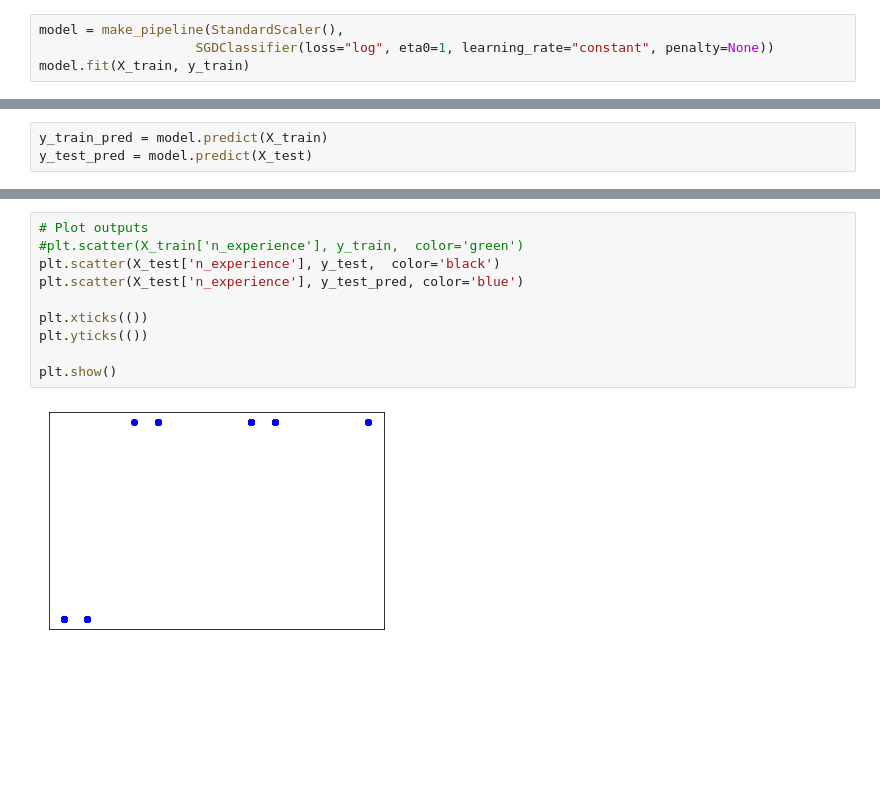
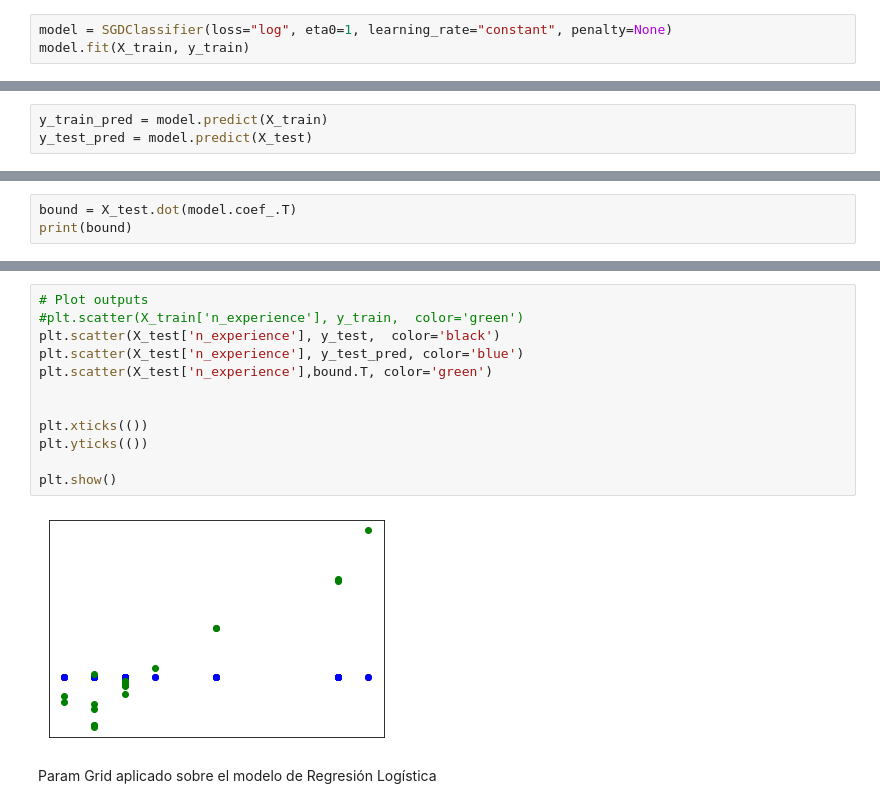
Before and after one commit to fgpalacios/diplodatos2020, a Jupyter notebook: mentoria_grafos_intro_aprendizaje.ipynb, the cells around one changed output, grey strips where cells are left out. Drawn from its saved outputs; the diff is of its cells as text; blank space fills up the shorter version.

Commit message:
Update mentoria_grafos_intro_aprendizaje.ipynb
Update the Modelos de aprendizaje supervisado y Gridsearch de optimización.

Faltan las fronteras.

```diff
--- a/mentoria_grafos_intro_aprendizaje.ipynb
+++ b/mentoria_grafos_intro_aprendizaje.ipynb
@@ -1142,7 +1181,6 @@ Variance score: 0.65
 # %% [markdown]
 ## 4. Regresión Logística.
 # %%
-model = make_pipeline(StandardScaler(),
-                    SGDClassifier(loss="log", eta0=1, learning_rate="constant", penalty=None))
+model = SGDClassifier(loss="log", eta0=1, learning_rate="constant", penalty=None)
 model.fit(X_train, y_train)
 # %% [output]
@@ -1177,0 +1217,3 @@ weighted avg       1.00      1.00      1.00        22
+# %%
+bound = X_test.dot(model.coef_.T)
+print(bound)
@@ -1178,12 +1238,16 @@ weighted avg       1.00      1.00      1.00        22
 # %%
 # Plot outputs
 #plt.scatter(X_train['n_experience'], y_train,  color='green')
 plt.scatter(X_test['n_experience'], y_test,  color='black')
 plt.scatter(X_test['n_experience'], y_test_pred, color='blue')
+plt.scatter(X_test['n_experience'],bound.T, color='green')
+
 
 plt.xticks(())
 plt.yticks(())
 
 plt.show()
 # %% [output]
-[figure, old version]
+[figure, new version]
+# %% [markdown]
+Param Grid aplicado sobre el modelo de Regresión Logística
```
Also changed, not shown: parts of 25 cells of this notebook.
